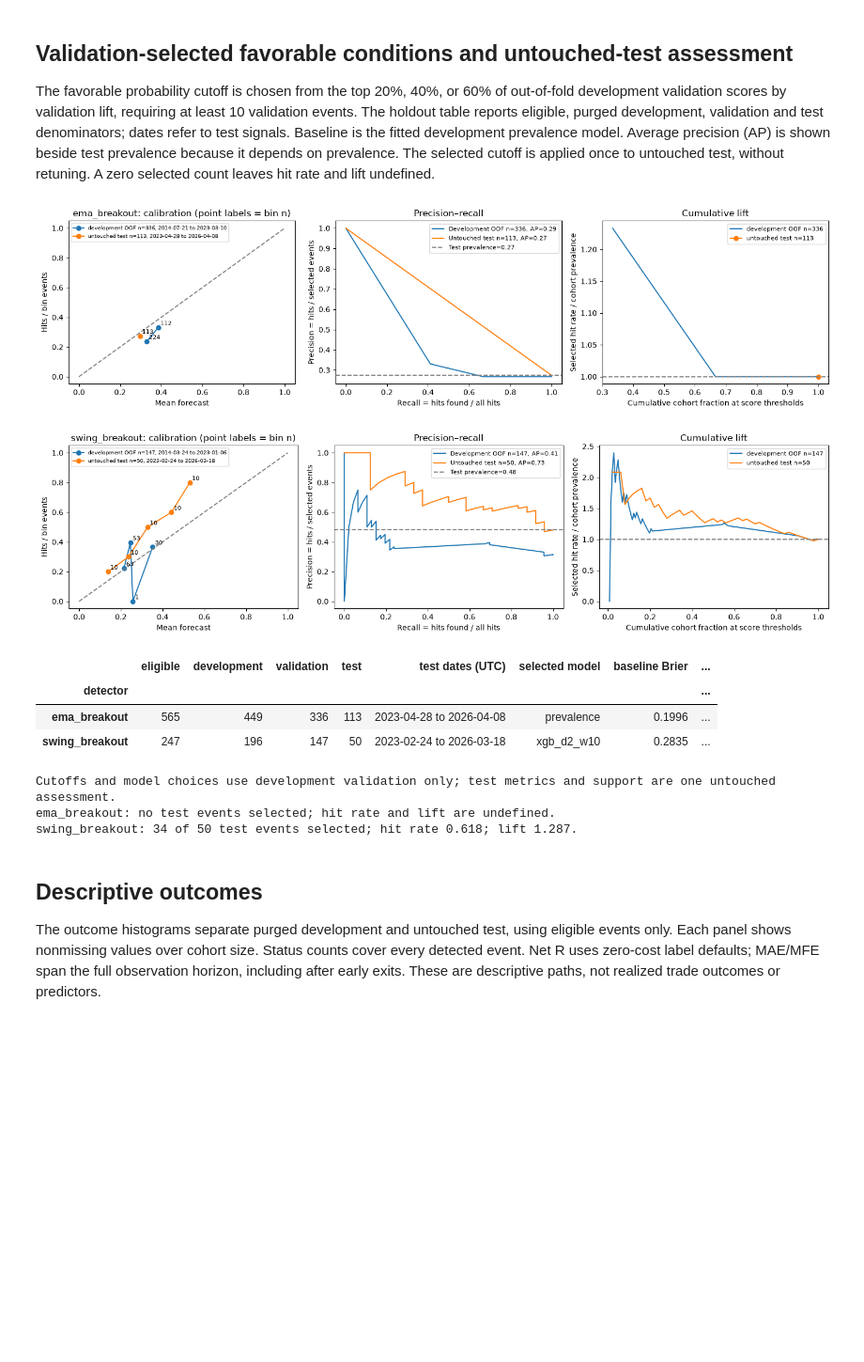
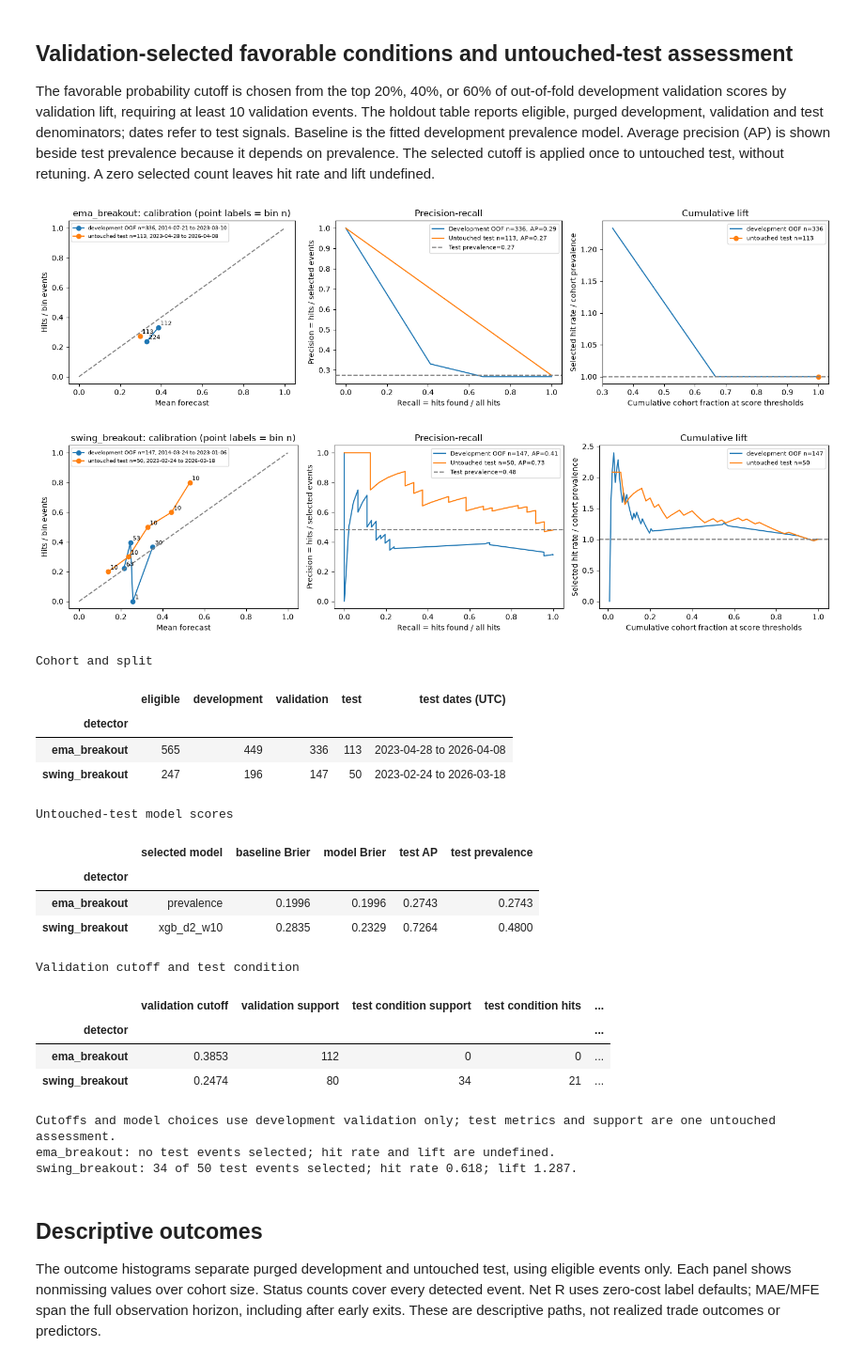
Before and after one commit to AmirJahani1380/breakout-signal-lab, a Jupyter notebook: ML/breakout_research.ipynb, the cells around one changed output. Shown at 94% size. Drawn from its saved outputs; the diff is of its cells as text; code cells hidden in the pictures; blank space fills up the shorter version.

```diff
--- a/ML/breakout_research.ipynb
+++ b/ML/breakout_research.ipynb
@@ -401,7 +401,7 @@ for name, result in results.items():
         label=f"Test prevalence={test_truth.mean():.2f}",
     )
     axes[1].set(
-        title="Precision–recall",
+        title="Precision-recall",
         xlabel="Recall = hits found / all hits",
         ylabel="Precision = hits / selected events",
     )
@@ -426,41 +426,72 @@ for name, result in results.items():
     axes[2].axhline(1, linestyle="--", color="gray")
     axes[2].set(
         title="Cumulative lift",
         xlabel="Cumulative cohort fraction at score thresholds",
         ylabel="Selected hit rate / cohort prevalence",
     )
     axes[2].legend(fontsize=8)
     fig.tight_layout()
     if CHART_DIRECTORY is not None:
         CHART_DIRECTORY.mkdir(parents=True, exist_ok=True)
         fig.savefig(CHART_DIRECTORY / f"{name}-evaluation.png")
     plt.show()
-display(pd.DataFrame(holdout_rows).set_index("detector").round(4))
+holdout = pd.DataFrame(holdout_rows).set_index("detector").round(4)
+for heading, columns in (
+    ("Cohort and split", ("eligible", "development", "validation", "test", "test dates (UTC)")),
+    (
+        "Untouched-test model scores",
+        ("selected model", "baseline Brier", "model Brier", "test AP", "test prevalence"),
+    ),
+    (
+        "Validation cutoff and test condition",
+        (
+            "validation cutoff",
+            "validation support",
+            "test condition support",
+            "test condition hits",
+            "test condition hit rate",
+            "test lift",
+        ),
+    ),
+):
+    print(heading)
+    display(holdout.reindex(columns=columns))
 print(
     "Cutoffs and model choices use development validation only; "
     "test metrics and support are one untouched assessment."
 )
 for row in holdout_rows:
     if "test condition support" not in row:
         continue
     if row["test condition support"] == 0:
         print(f"{row['detector']}: no test events selected; hit rate and lift are undefined.")
     else:
         print(
             f"{row['detector']}: {row['test condition support']} of {row['test']} "
             f"test events selected; hit rate {row['test condition hit rate']:.3f}; "
             f"lift {row['test lift']:.3f}."
         )
 # %% [output]
 [figure]
 [figure]
+Cohort and split
-|  | eligible | development | validation | test | test dates (UTC) | selected model | baseline Brier | ... |
-| detector |  |  |  |  |  |  |  | ... |
-| ema_breakout | 565 | 449 | 336 | 113 | 2023-04-28 to 2026-04-08 | prevalence | 0.1996 | ... |
-| swing_breakout | 247 | 196 | 147 | 50 | 2023-02-24 to 2026-03-18 | xgb_d2_w10 | 0.2835 | ... |
+|  | eligible | development | validation | test | test dates (UTC) |
+| detector |  |  |  |  |  |
+| ema_breakout | 565 | 449 | 336 | 113 | 2023-04-28 to 2026-04-08 |
+| swing_breakout | 247 | 196 | 147 | 50 | 2023-02-24 to 2026-03-18 |
-Cutoffs and model choices use development validation only; test metrics and support are one untouched assessment.
-ema_breakout: no test events selected; hit rate and lift are undefined.
-swing_breakout: 34 of 50 test events selected; hit rate 0.618; lift 1.287.
+Untouched-test model scores
+|  | selected model | baseline Brier | model Brier | test AP | test prevalence |
+| detector |  |  |  |  |  |
+| ema_breakout | prevalence | 0.1996 | 0.1996 | 0.2743 | 0.2743 |
+| swing_breakout | xgb_d2_w10 | 0.2835 | 0.2329 | 0.7264 | 0.4800 |
+Validation cutoff and test condition
+|  | validation cutoff | validation support | test condition support | test condition hits | ... |
+| detector |  |  |  |  | ... |
+| ema_breakout | 0.3853 | 112 | 0 | 0 | ... |
+| swing_breakout | 0.2474 | 80 | 34 | 21 | ... |
+Cutoffs and model choices use development validation only; test metrics and support are one untouched assessment.
+ema_breakout: no test events selected; hit rate and lift are undefined.
+swing_breakout: 34 of 50 test events selected; hit rate 0.618; lift 1.287.
 # %% [markdown]
 ## Descriptive outcomes
 
```
Also changed, not shown: parts of 1 cell of this notebook, 4 other files.
